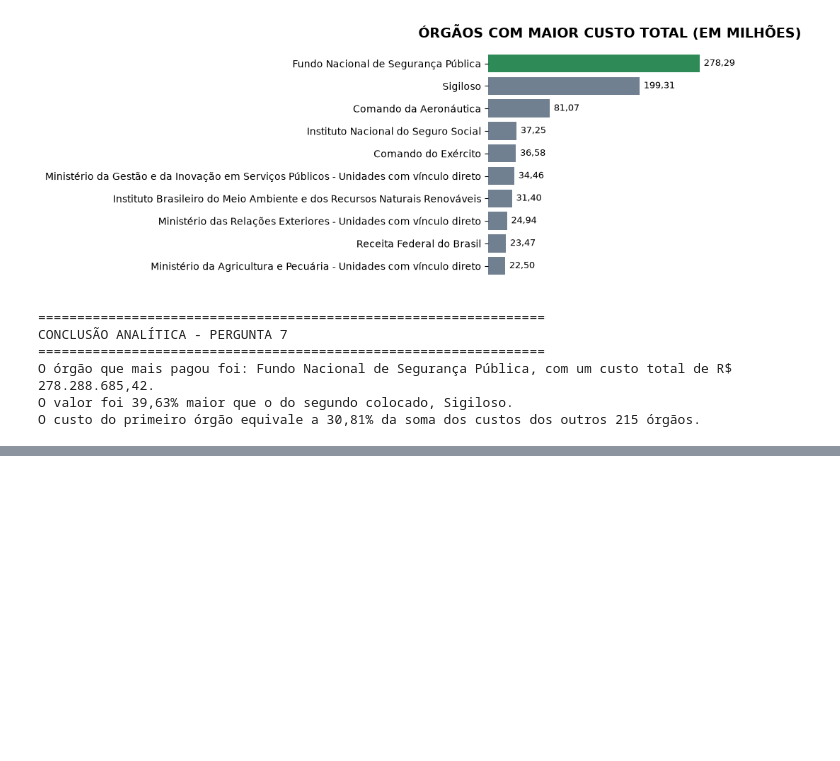
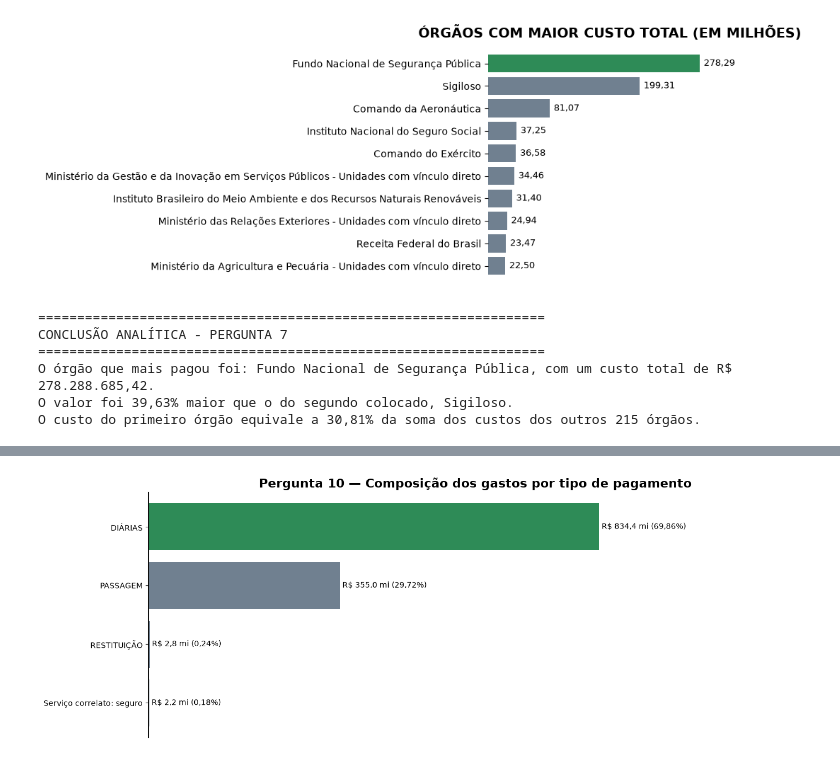
Before and after one commit to FelipeBusa/projeto_avaliativo_m1_felipebusarello, a Jupyter notebook: 3_analise.ipynb, the cells around one changed output, grey strips where cells are left out. Saved outputs shown, nothing was run; the diff lists cells and outputs as text; code cells hidden in the pictures; blank space fills up the shorter version.

```diff
--- a/3_analise.ipynb
+++ b/3_analise.ipynb
@@ -1303,0 +1566,82 @@ O custo do primeiro órgão equivale a 30,81% da soma dos custos dos outros 215
+# %%
+# Criação da tabela — Pergunta 10
+tabela_10 = consultar_sql("""
+    SELECT
+        tipo_pagamento AS "Tipo de Pagamento",
+        COUNT(DISTINCT id_viagem) AS "Qtd Viagens",
+        SUM(valor) AS "Valor Total",
+        ROUND(
+            100.0 * SUM(valor)
+            / NULLIF(SUM(SUM(valor)) OVER (), 0),
+            2
+        ) AS "Participação (%)"
+    FROM silver_pagamento
+    WHERE valor IS NOT NULL
+    GROUP BY tipo_pagamento
+    ORDER BY SUM(valor) DESC NULLS LAST;
+""")
+
+display(tabela_10)
+
+
+# Gráfico 10 — Composição dos gastos por tipo de pagamento
+
+import matplotlib.pyplot as plt
+
+dados = tabela_10.copy()
+dados = dados.sort_values("Valor Total", ascending=True)
+
+# Destacar a categoria de maior valor
+cores = [
+    "seagreen" if i == len(dados) - 1 else "slategray"
+    for i in range(len(dados))
+]
+
+fig, ax = plt.subplots(figsize=(14, 5))
+
+barras = ax.barh(
+    dados["Tipo de Pagamento"],
+    dados["Valor Total"],
+    color=cores
+)
+
+ax.set_title(
+    "Pergunta 10 — Composição dos gastos por tipo de pagamento",
+    fontweight="bold",
+    fontsize=16
+)
+
+ax.set_xlabel("")
+ax.set_ylabel("")
+
+# Valores totais e participação percentual
+for barra, valor, participacao in zip(
+    barras,
+    dados["Valor Total"],
+    dados["Participação (%)"]
+):
+    ax.text(
+        barra.get_width(),
+        barra.get_y() + barra.get_height() / 2,
+        f" R$ {valor / 1_000_000:.1f} mi ({participacao:.2f}%)".replace(".", ","),
+        va="center",
+        fontsize=10
+    )
+
+ax.set_xticks([])
+ax.spines["top"].set_visible(False)
+ax.spines["right"].set_visible(False)
+ax.spines["bottom"].set_visible(False)
+
+ax.set_xlim(0, dados["Valor Total"].max() * 1.45)
+
+plt.tight_layout()
+
+plt.savefig(
+    "Graficos/pergunta_10_composicao_gastos_tipo_pagamento.png",
+    dpi=300,
+    bbox_inches="tight"
+)
+
+plt.show()
+# %% [output]
@@ -1303,0 +1653 @@ O custo do primeiro órgão equivale a 30,81% da soma dos custos dos outros 215
+[figure, added]
```
Also changed, not shown: parts of 11 cells of this notebook.
